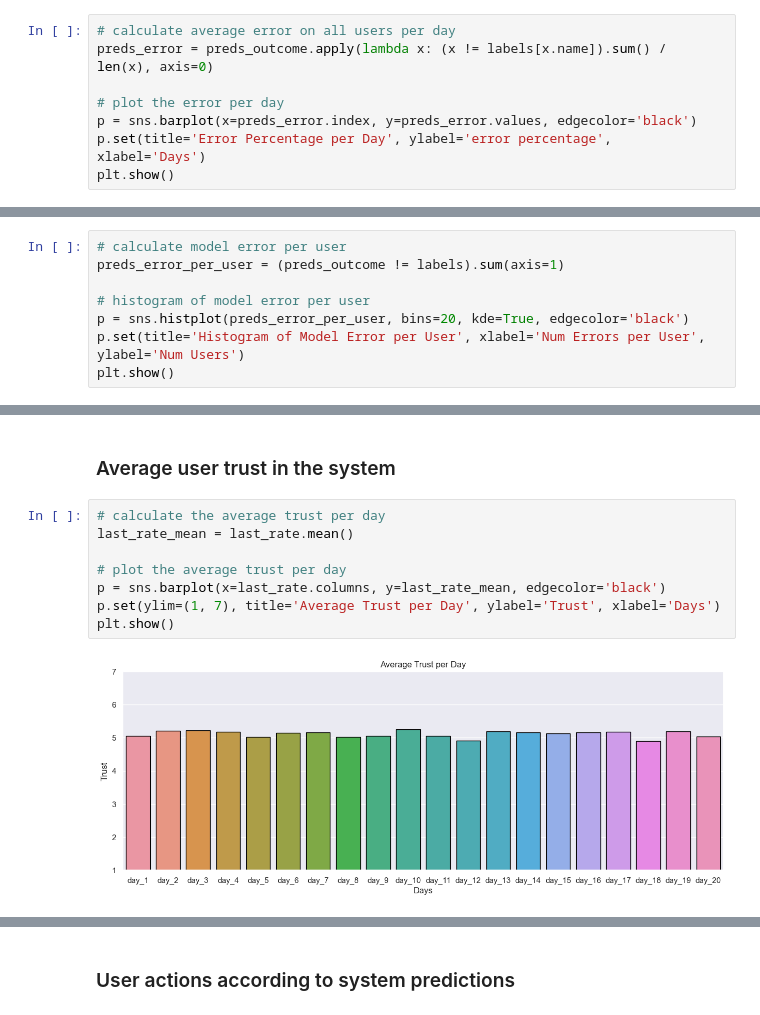
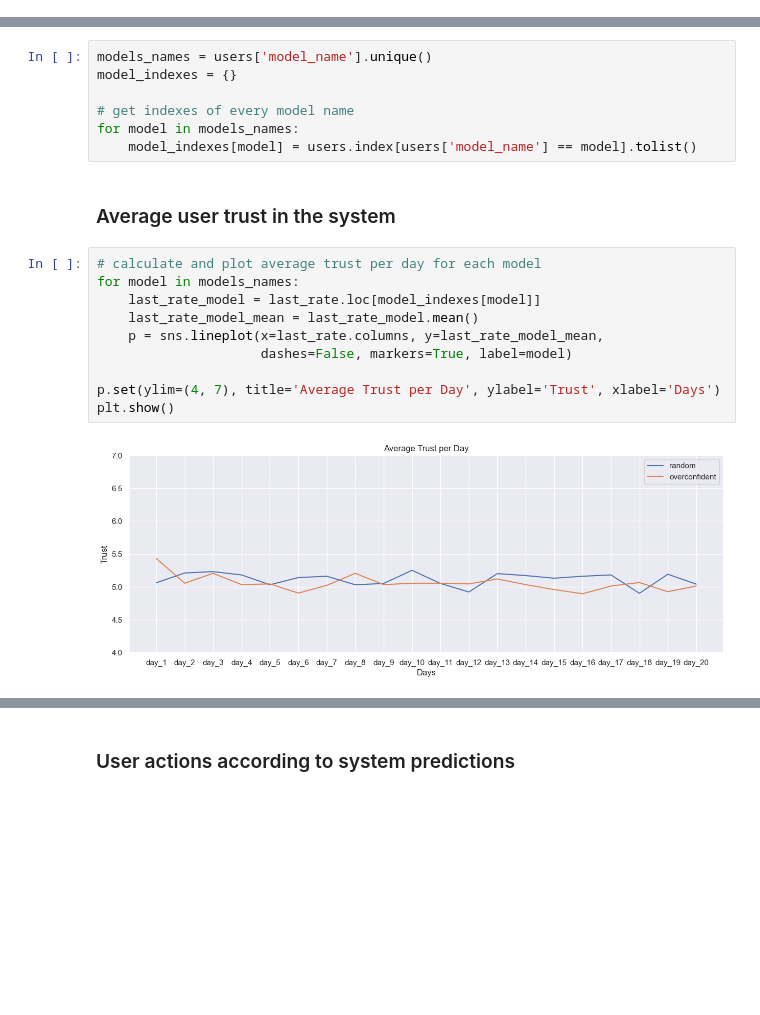
Before and after one commit to MeirNizri/How-Humans-React-to-Calibrated-Predictions, a Jupyter notebook: data_analysis/analysis.ipynb, the cells around one changed output, grey strips where cells are left out. Saved outputs shown, nothing was run; the diff lists cells and outputs as text; blank space fills up the shorter version.

```diff
--- a/data_analysis/analysis.ipynb
+++ b/data_analysis/analysis.ipynb
@@ -24,8 +25,0 @@ label_test = label_test.applymap(lambda x: map.get(x, -1))
-# %%
-# calculate average error on all users per day
-preds_error = preds_outcome.apply(lambda x: (x != labels[x.name]).sum() / len(x), axis=0)
-
-# plot the error per day
-p = sns.barplot(x=preds_error.index, y=preds_error.values, edgecolor='black')
-p.set(title='Error Percentage per Day', ylabel='error percentage', xlabel='Days')
-plt.show()
@@ -34,8 +25,0 @@ plt.show()
-# %%
-# calculate model error per user
-preds_error_per_user = (preds_outcome != labels).sum(axis=1)
-
-# histogram of model error per user
-p = sns.histplot(preds_error_per_user, bins=20, kde=True, edgecolor='black')
-p.set(title='Histogram of Model Error per User', xlabel='Num Errors per User', ylabel='Num Users')
-plt.show()
@@ -50,12 +28,21 @@ The mean error of the model is 0.24650000000000002
+# %%
+models_names = users['model_name'].unique()
+model_indexes = {}
+
+# get indexes of every model name
+for model in models_names:
+    model_indexes[model] = users.index[users['model_name'] == model].tolist()
 # %% [markdown]
 ### Average user trust in the system
 # %%
-# calculate the average trust per day
-last_rate_mean = last_rate.mean()
+# calculate and plot average trust per day for each model
+for model in models_names:
+    last_rate_model = last_rate.loc[model_indexes[model]]
+    last_rate_model_mean = last_rate_model.mean()
+    p = sns.lineplot(x=last_rate.columns, y=last_rate_model_mean,
+                     dashes=False, markers=True, label=model)
 
-# plot the average trust per day
-p = sns.barplot(x=last_rate.columns, y=last_rate_mean, edgecolor='black')
-p.set(ylim=(1, 7), title='Average Trust per Day', ylabel='Trust', xlabel='Days')
+p.set(ylim=(4, 7), title='Average Trust per Day', ylabel='Trust', xlabel='Days')
 plt.show()
 # %% [output]
-[figure, old version]
+[figure, new version]
```
Also changed, not shown: parts of 21 cells of this notebook, 13 other files.
